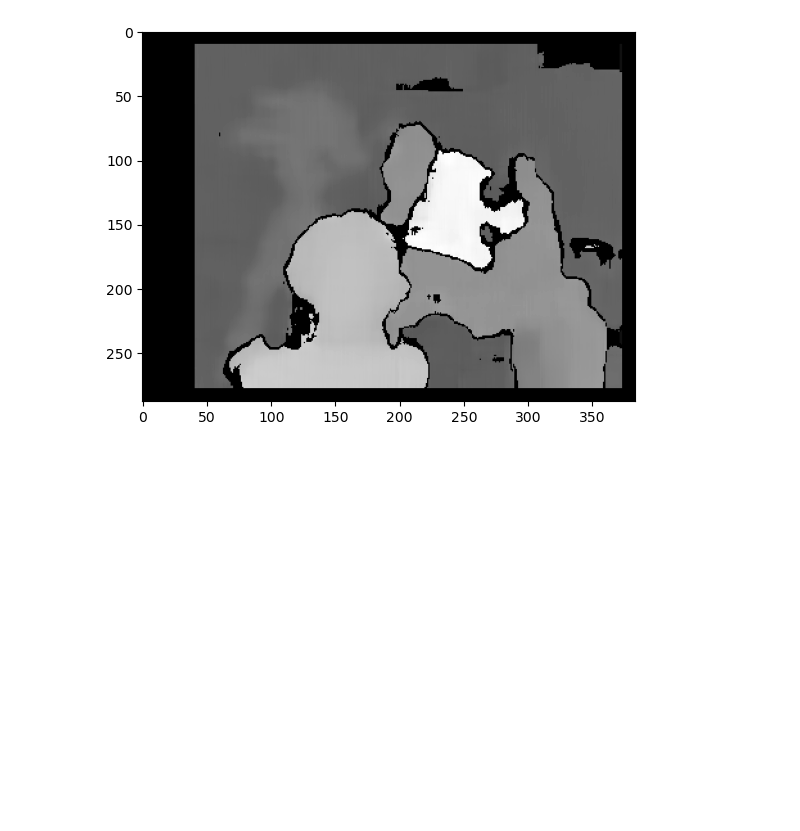
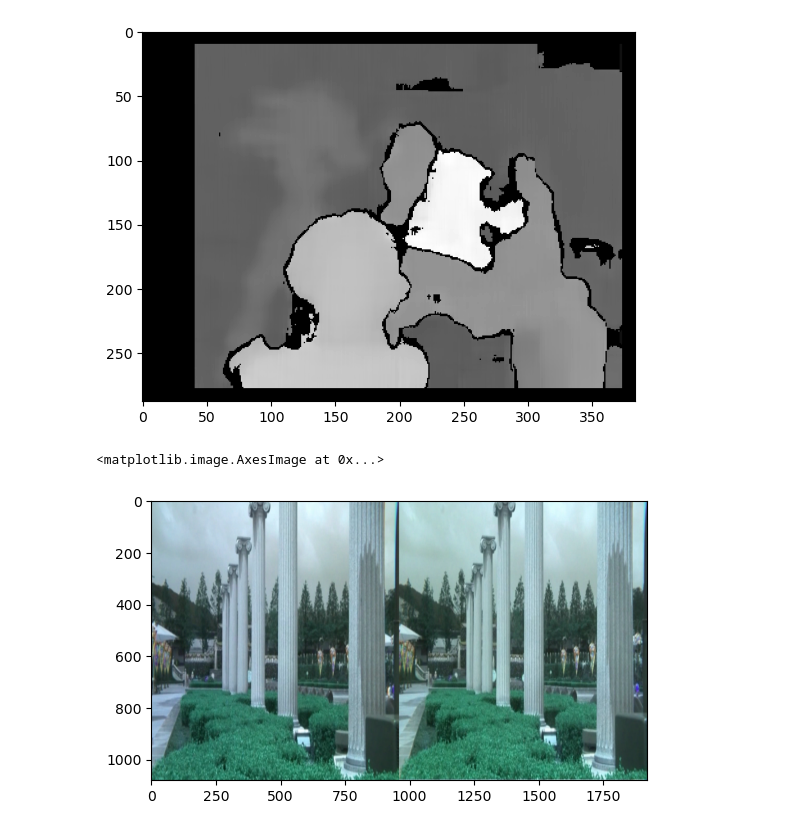
Before and after one commit to gustjr7879/chunjae, a Jupyter notebook: jae22.ipynb, the cells around one changed output. Saved outputs shown, nothing was run; the diff lists cells and outputs as text; code cells hidden in the pictures; blank space fills up the shorter version.

```diff
--- a/jae22.ipynb
+++ b/jae22.ipynb
@@ -34,3 +34,9 @@ plt.imshow(disparity,'gray')
 # %% [output]
 <matplotlib.image.AxesImage at 0x...>
 [figure]
+# %%
+img2 = cv.imread('./test.png')
+plt.imshow(img2)
+# %% [output]
+<matplotlib.image.AxesImage at 0x...>
+[figure, added]
```
Also changed, not shown: parts of 7 cells of this notebook.
